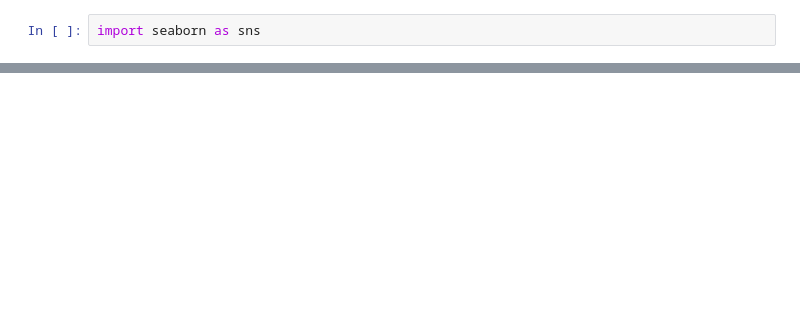
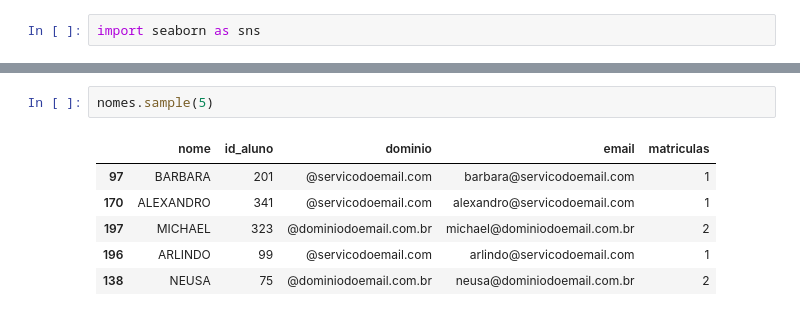
Before and after one commit to GabrielTB1/Pandas-IO, a Jupyter notebook: Pandas_IO.ipynb, the cells around one changed output, grey strips where cells are left out. Drawn from its saved outputs; the diff is of its cells as text; blank space fills up the shorter version.

```diff
--- a/Pandas_IO.ipynb
+++ b/Pandas_IO.ipynb
@@ -213 +215,10 @@ nomes.matriculas.value_counts()
 Name: matriculas, dtype: int64
+# %%
+nomes.sample(5)
+# %% [output]
+|  | nome | id_aluno | dominio | email | matriculas |
+| 97 | BARBARA | 201 | @servicodoemail.com | barbara@servicodoemail.com | 1 |
+| 170 | ALEXANDRO | 341 | @servicodoemail.com | alexandro@servicodoemail.com | 1 |
+| 197 | MICHAEL | 323 | @dominiodoemail.com.br | michael@dominiodoemail.com.br | 2 |
+| 196 | ARLINDO | 99 | @servicodoemail.com | arlindo@servicodoemail.com | 1 |
+| 138 | NEUSA | 75 | @dominiodoemail.com.br | neusa@dominiodoemail.com.br | 2 |
```
Also changed, not shown: parts of 20 cells of this notebook.
